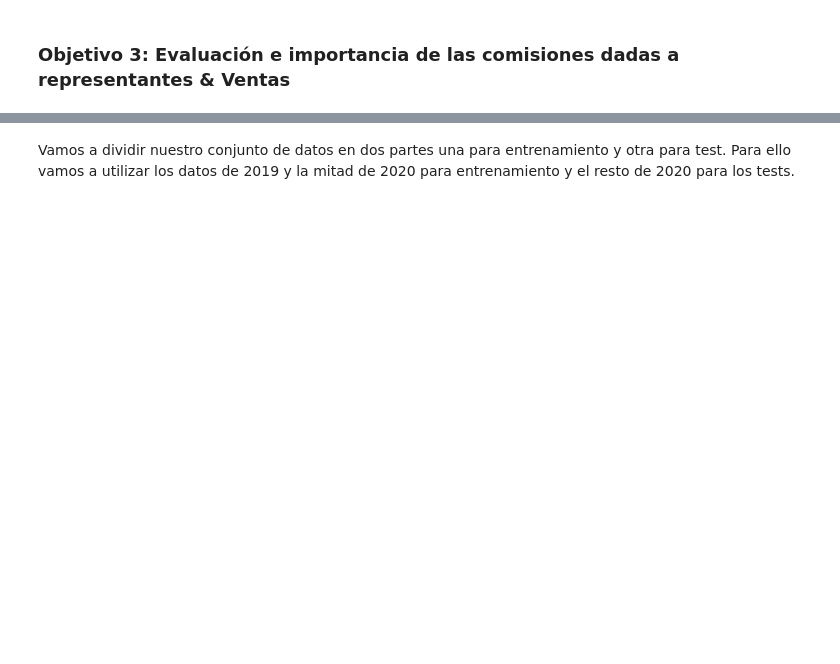
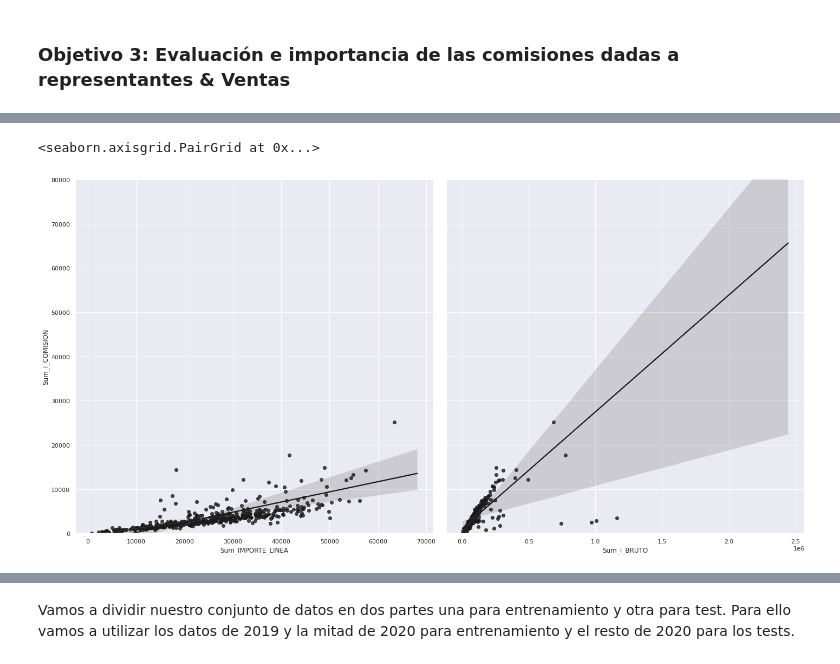
Before and after one commit to pacogp/TFM, a Jupyter notebook: importancia_importe_comisiones.ipynb, the cells around one changed output, grey strips where cells are left out. Saved outputs shown, nothing was run; the diff lists cells and outputs as text; code cells hidden in the pictures; blank space fills up the shorter version.

```diff
--- a/importancia_importe_comisiones.ipynb
+++ b/importancia_importe_comisiones.ipynb
@@ -18,3 +56,11 @@ User uploaded file "IMPORTANCIA_IMPORTE_COMISIONES.csv" with length 82458 bytes
+# %%
+cols = ['Sum_IMPORTE_LINEA', 'Sum_I_BRUTO']
+g = sns.PairGrid(train, y_vars=["Sum_I_COMISION"], x_vars=cols, height=10)
+g.map(sns.regplot, color=".1")
+g.set(ylim=(0, 80000))
+# %% [output]
+<seaborn.axisgrid.PairGrid at 0x...>
+[figure, added]
 # %%
 # 0. load data in DataFrame
 import pandas as pd
```
Also changed, not shown: parts of 4 cells of this notebook.
